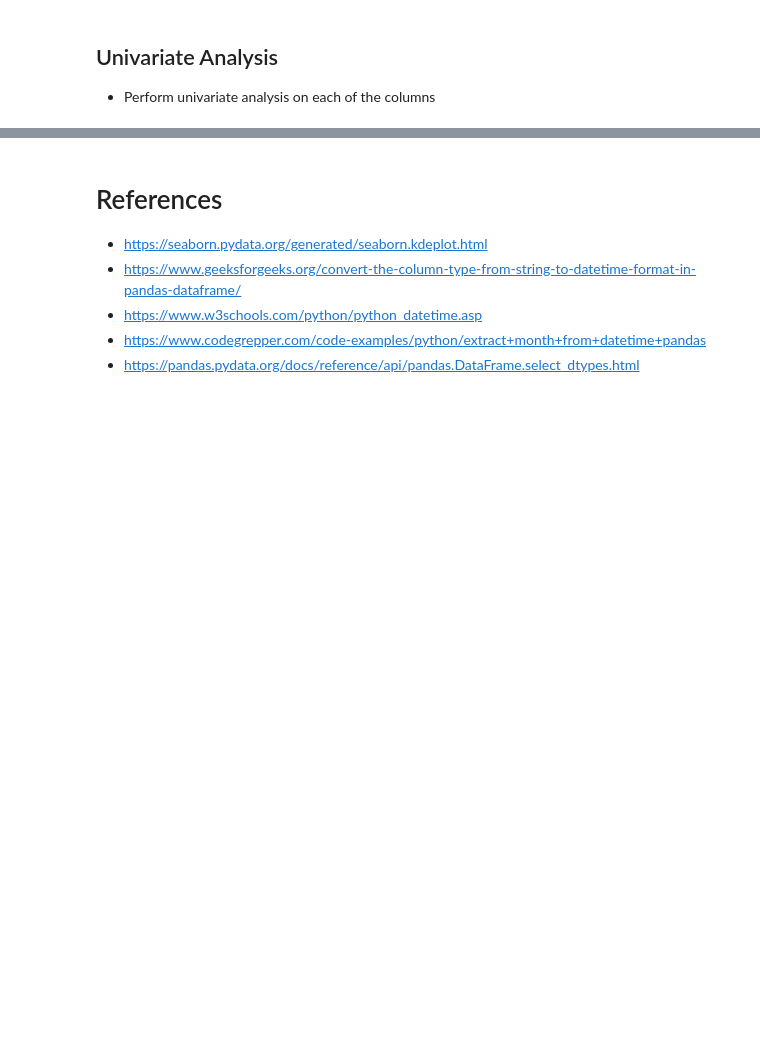
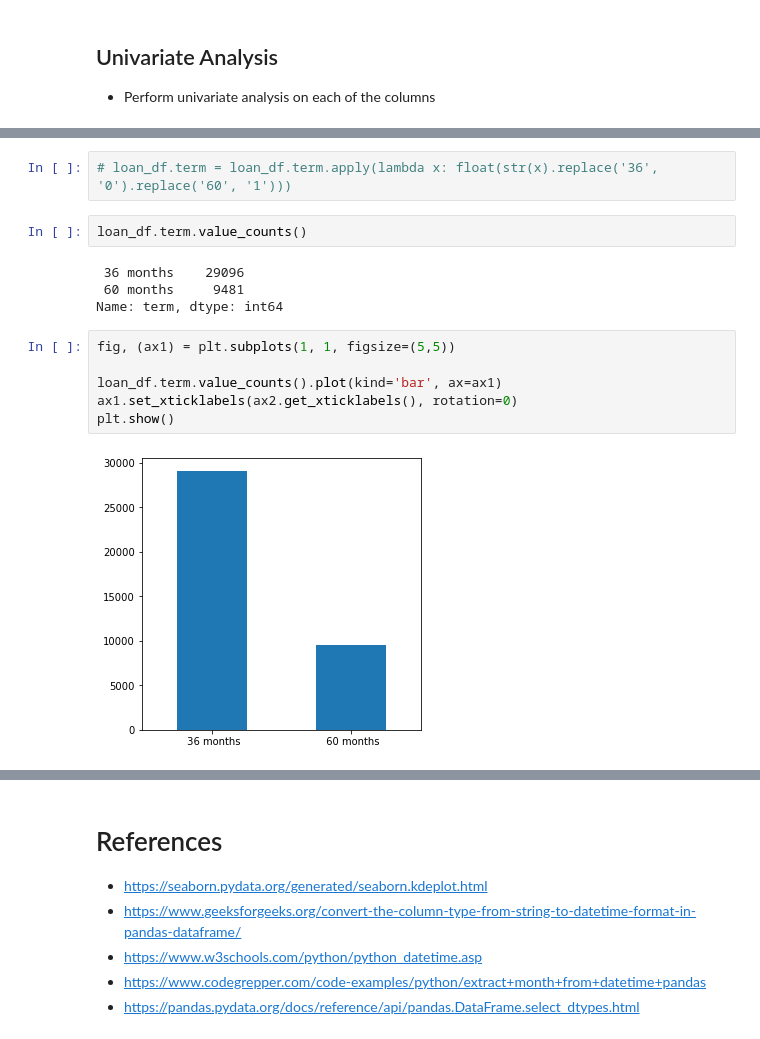
Before and after one commit to ayushxx7/EDA-LendingClubCaseStudy, a Jupyter notebook: LendingClubCaseStudy.ipynb, the cells around one changed output, grey strips where cells are left out. Drawn from its saved outputs; the diff is of its cells as text; blank space fills up the shorter version.

```diff
--- a/LendingClubCaseStudy.ipynb
+++ b/LendingClubCaseStudy.ipynb
@@ -842,0 +1007,16 @@ Name: sub_grade, dtype: int64
+# %%
+# loan_df.term = loan_df.term.apply(lambda x: float(str(x).replace('36', '0').replace('60', '1')))
+# %%
+loan_df.term.value_counts()
+# %% [output]
+ 36 months    29096
+ 60 months     9481
+Name: term, dtype: int64
+# %%
+fig, (ax1) = plt.subplots(1, 1, figsize=(5,5))
+
+loan_df.term.value_counts().plot(kind='bar', ax=ax1)
+ax1.set_xticklabels(ax2.get_xticklabels(), rotation=0)
+plt.show()
+# %% [output]
+[figure, added]
```
Also changed, not shown: parts of 46 cells of this notebook.
